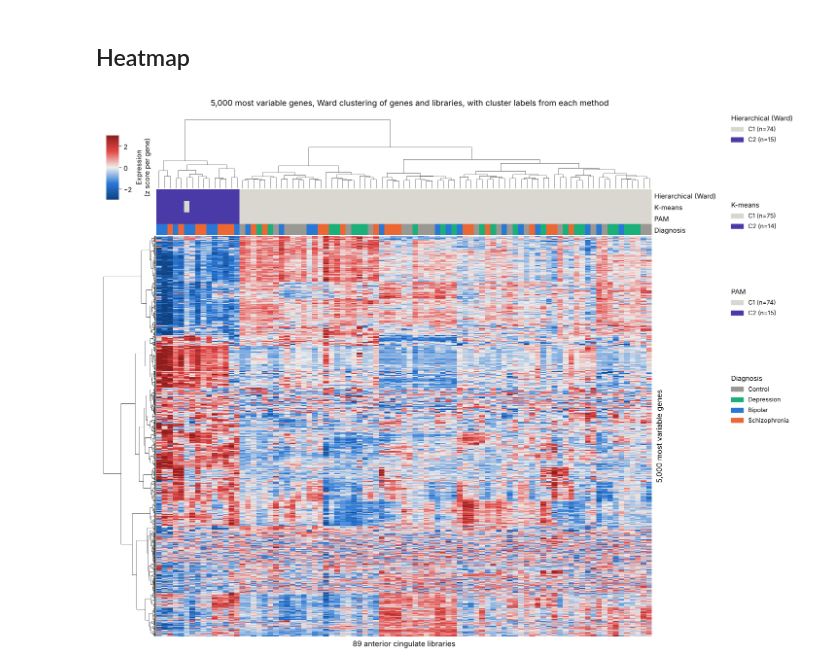
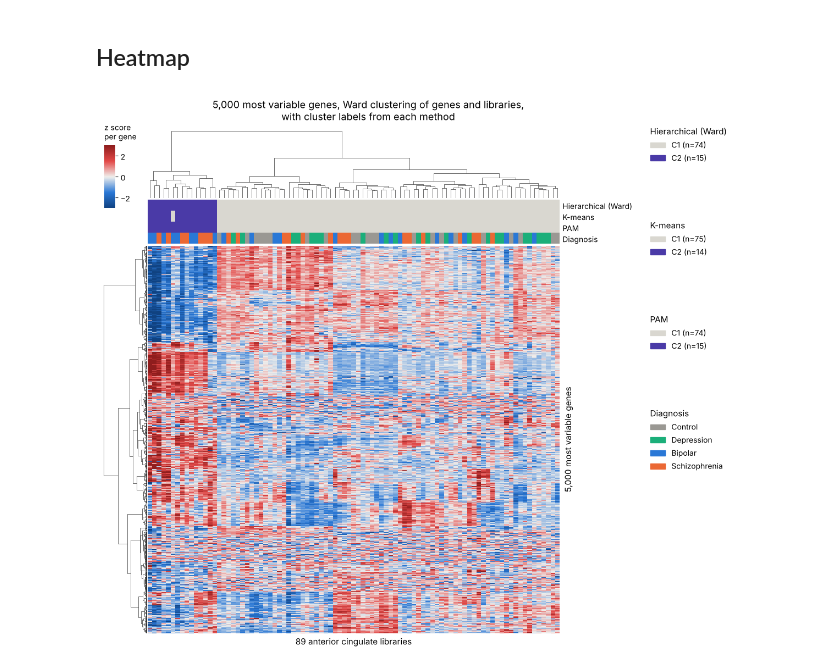
Before and after one commit to vicciv1623/CGS4144-bioinfo_project, a Jupyter notebook: Assignment3_heatmap_combined.ipynb, the cells around one changed output. Saved outputs shown, nothing was run; the diff lists cells and outputs as text; code cells hidden in the pictures.

```diff
--- a/Assignment3_heatmap_combined.ipynb
+++ b/Assignment3_heatmap_combined.ipynb
@@ -122,38 +122,38 @@ for name in ann.columns:
         levels = sorted(ann[name].unique(), key=lambda s: int(s[1:]))
         cmap = dict(zip(levels, CLUSTER_COLORS))
         sizes = ann[name].value_counts()
         legend_sets[name] = [(f"{c} (n={sizes[c]})", cmap[c]) for c in levels]
     col_colors[name] = ann[name].map(cmap)
 
 diverging = LinearSegmentedColormap.from_list("bwr", ["#104281", "#2a78d6", "#f0efec", "#e34948", "#8f1d1d"])
 
 g = sns.clustermap(
     Z.T.clip(-3, 3),                 # genes x libraries, z scores clipped at +/- 3 for color range
     method="ward", metric="euclidean",
     row_cluster=True, col_cluster=True,
     col_colors=col_colors,
     cmap=diverging, center=0, vmin=-3, vmax=3,
     xticklabels=False, yticklabels=False,
-    figsize=(13, 11), dendrogram_ratio=(0.1, 0.14), colors_ratio=0.022,
+    figsize=(10, 9.5), dendrogram_ratio=(0.1, 0.14), colors_ratio=0.022,
     cbar_pos=(0.02, 0.83, 0.02, 0.12),
-    cbar_kws={"label": "Expression\n(z score per gene)"},
 )
+g.ax_cbar.set_title("z score\nper gene", fontsize=10, loc="left", pad=8)
 g.ax_heatmap.set_xlabel("89 anterior cingulate libraries", fontsize=11)
 g.ax_heatmap.set_ylabel("5,000 most variable genes", fontsize=11)
 g.ax_col_colors.set_yticks(np.arange(col_colors.shape[1]) + 0.5)
 g.ax_col_colors.set_yticklabels(col_colors.columns, fontsize=10)
 g.ax_col_colors.yaxis.tick_right()
 g.ax_col_colors.tick_params(length=0)
 
 y = 1.0
 for name, items in legend_sets.items():
     leg = g.fig.legend(handles=[Patch(color=c, label=l) for l, c in items], title=name,
-                       loc="upper left", bbox_to_anchor=(1.0, y), frameon=False, fontsize=9,
-                       title_fontsize=10, alignment="left")
-    y -= 0.045 * (len(items) + 1.6)
-g.fig.suptitle("5,000 most variable genes, Ward clustering of genes and libraries, with cluster labels from each method",
-               x=0.5, y=1.02, fontsize=12)
+                       loc="upper left", bbox_to_anchor=(1.0, y), frameon=False, fontsize=10,
+                       title_fontsize=11, alignment="left")
+    y -= 0.05 * (len(items) + 1.6)
+g.fig.suptitle("5,000 most variable genes, Ward clustering of genes and libraries,\nwith cluster labels from each method",
+               x=0.5, y=1.04, fontsize=13)
 g.savefig("plots/a3_heatmap_all_methods.png", dpi=200, bbox_inches="tight")
 plt.show()
 # %% [output]
-[figure, old version]
+[figure, new version]
```
Also changed, not shown: 6 other files.
